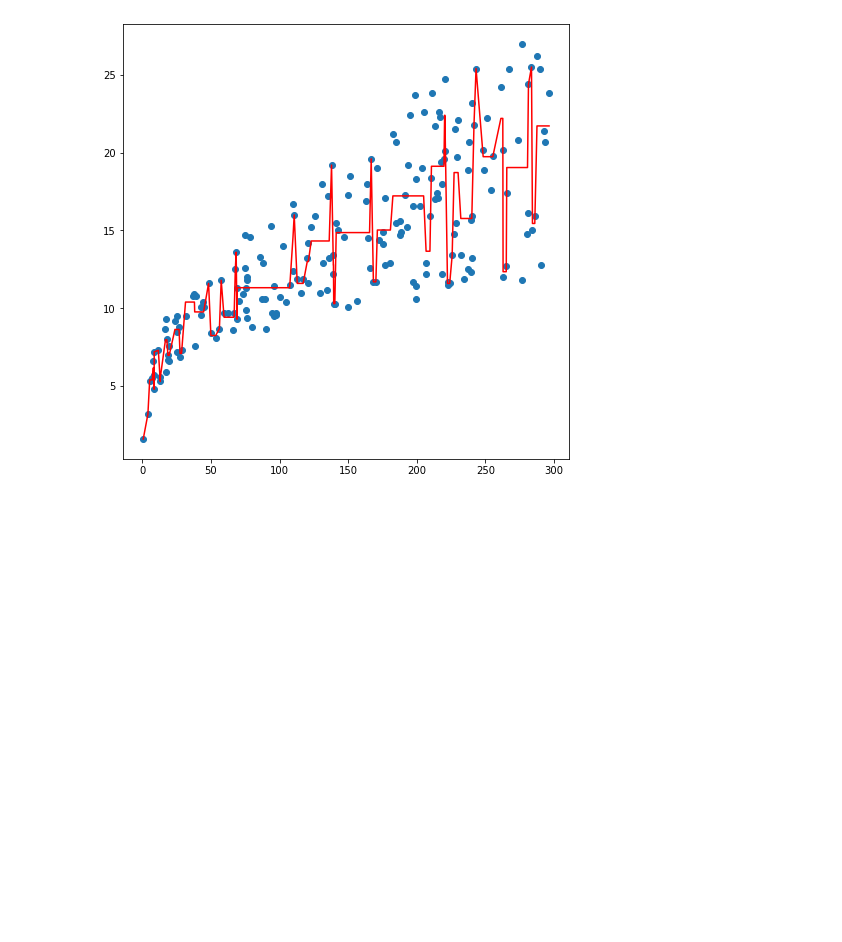
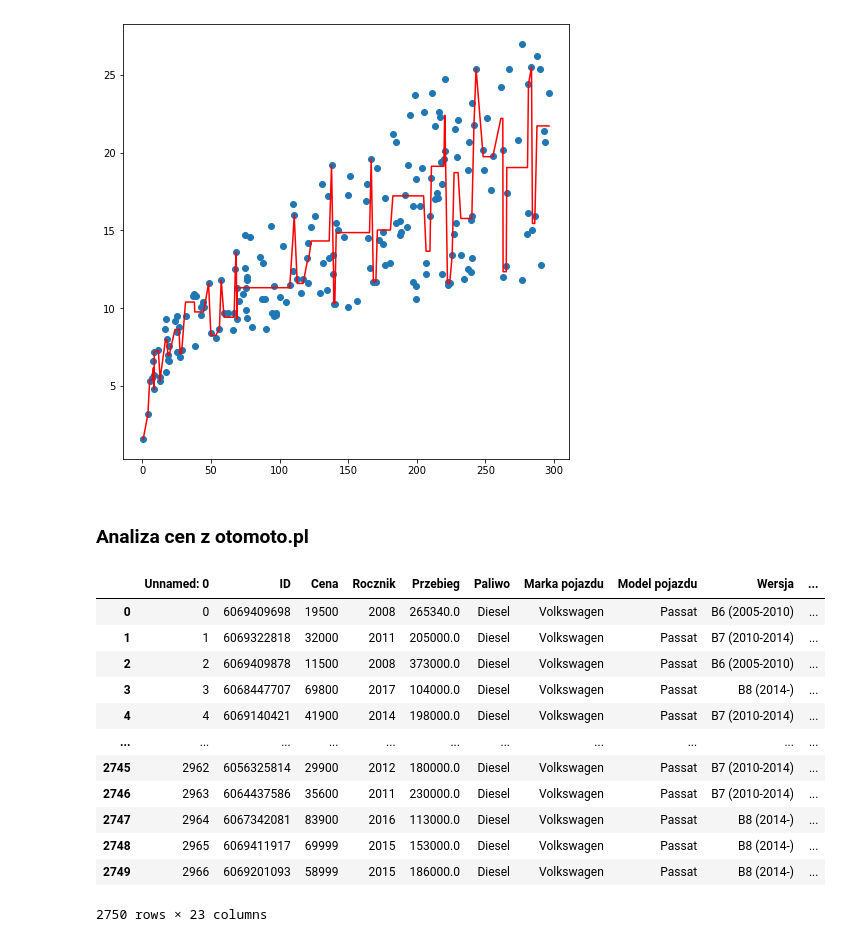
Before and after one commit to pad1903alx/kursalx, a Jupyter notebook: Dzien08/03-dt-regresja.ipynb, the cells around one changed output. Saved outputs shown, nothing was run; the diff lists cells and outputs as text; code cells hidden in the pictures; blank space fills up the shorter version.

```diff
--- a/Dzien08/03-dt-regresja.ipynb
+++ b/Dzien08/03-dt-regresja.ipynb
@@ -42,3 +42,22 @@ print(r2_score(y , model.predict(X) ))
 # %% [output]
 0.7805004963055056
 [figure]
+# %% [markdown]
+### Analiza cen z otomoto.pl
+# %%
+df = pd.read_csv("http://51.91.120.89/extras/otomoto-dt.csv")
+df
+# %% [output]
+|  | Unnamed: 0 | ID | Cena | Rocznik | Przebieg | Paliwo | Marka pojazdu | Model pojazdu | Wersja | ... |
+| 0 | 0 | 6069409698 | 19500 | 2008 | 265340.0 | Diesel | Volkswagen | Passat | B6 (2005-2010) | ... |
+| 1 | 1 | 6069322818 | 32000 | 2011 | 205000.0 | Diesel | Volkswagen | Passat | B7 (2010-2014) | ... |
+| 2 | 2 | 6069409878 | 11500 | 2008 | 373000.0 | Diesel | Volkswagen | Passat | B6 (2005-2010) | ... |
+| 3 | 3 | 6068447707 | 69800 | 2017 | 104000.0 | Diesel | Volkswagen | Passat | B8 (2014-) | ... |
+| 4 | 4 | 6069140421 | 41900 | 2014 | 198000.0 | Diesel | Volkswagen | Passat | B7 (2010-2014) | ... |
+| ... | ... | ... | ... | ... | ... | ... | ... | ... | ... | ... |
+| 2745 | 2962 | 6056325814 | 29900 | 2012 | 180000.0 | Diesel | Volkswagen | Passat | B7 (2010-2014) | ... |
+| 2746 | 2963 | 6064437586 | 35600 | 2011 | 230000.0 | Diesel | Volkswagen | Passat | B7 (2010-2014) | ... |
+| 2747 | 2964 | 6067342081 | 83900 | 2016 | 113000.0 | Diesel | Volkswagen | Passat | B8 (2014-) | ... |
+| 2748 | 2965 | 6069411917 | 69999 | 2015 | 153000.0 | Diesel | Volkswagen | Passat | B8 (2014-) | ... |
+| 2749 | 2966 | 6069201093 | 58999 | 2015 | 186000.0 | Diesel | Volkswagen | Passat | B8 (2014-) | ... |
+2750 rows × 23 columns
```
Also changed, not shown: parts of 14 cells of this notebook, 2 other files.
